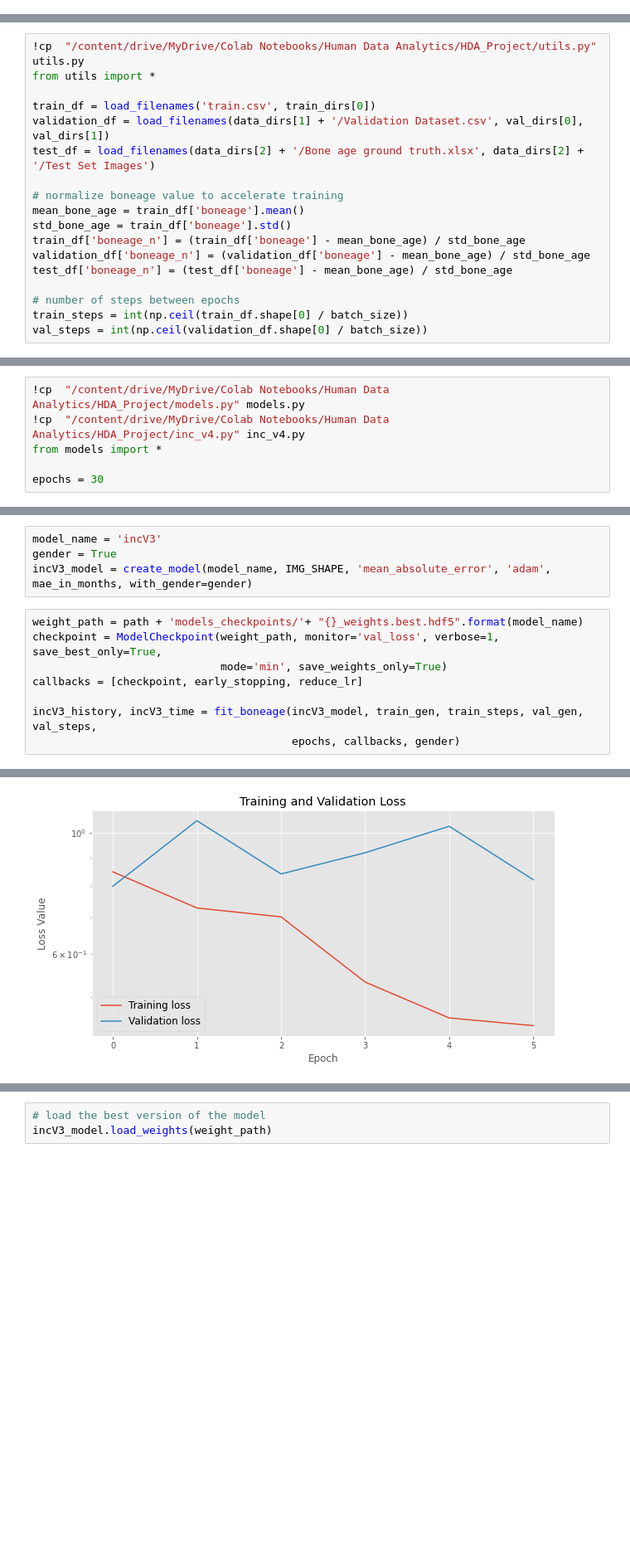
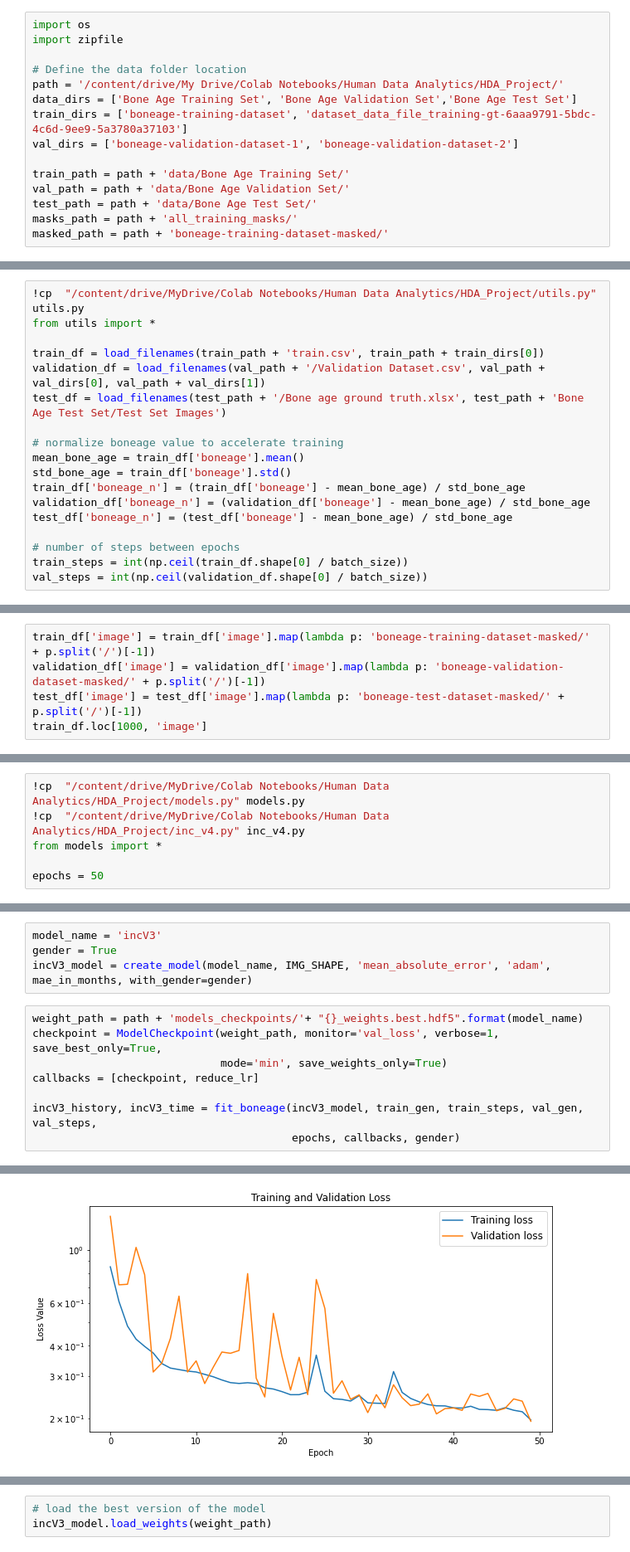
Before and after one commit to tommilotta/BoneAgePrediction, a Jupyter notebook: regression_model.ipynb, the cells around one changed output, grey strips where cells are left out. Shown at 83% size. Saved outputs shown, nothing was run; the diff lists cells and outputs as text; blank space fills up the shorter version.

```diff
--- a/regression_model.ipynb
+++ b/regression_model.ipynb
@@ -48,3 +42,18 @@ print(colors)
 [(0.267004, 0.004874, 0.329415, 1.0), (0.229739, 0.322361, 0.545706, 1.0), (0.127568, 0.566949, 0.550556, 1.0), (0.369214, 0.788888, 0.382914, 1.0)]
 # %% [markdown]
 ## Retrieve datasets
+# %%
+import os
+import zipfile
+
+# Define the data folder location
+path = '/content/drive/My Drive/Colab Notebooks/Human Data Analytics/HDA_Project/'
+data_dirs = ['Bone Age Training Set', 'Bone Age Validation Set','Bone Age Test Set']
+train_dirs = ['boneage-training-dataset', 'dataset_data_file_training-gt-6aaa9791-5bdc-4c6d-9ee9-5a3780a37103']
+val_dirs = ['boneage-validation-dataset-1', 'boneage-validation-dataset-2']
+
+train_path = path + 'data/Bone Age Training Set/'
+val_path = path + 'data/Bone Age Validation Set/'
+test_path = path + 'data/Bone Age Test Set/'
+masks_path = path + 'all_training_masks/'
+masked_path = path + 'boneage-training-dataset-masked/'
@@ -115,9 +130,9 @@ plt.show()
 !cp  "/content/drive/MyDrive/Colab Notebooks/Human Data Analytics/HDA_Project/utils.py" utils.py
 from utils import *
 
-train_df = load_filenames('train.csv', train_dirs[0])
-validation_df = load_filenames(data_dirs[1] + '/Validation Dataset.csv', val_dirs[0], val_dirs[1])
-test_df = load_filenames(data_dirs[2] + '/Bone age ground truth.xlsx', data_dirs[2] + '/Test Set Images')
+train_df = load_filenames(train_path + 'train.csv', train_path + train_dirs[0])
+validation_df = load_filenames(val_path + '/Validation Dataset.csv', val_path + val_dirs[0], val_path + val_dirs[1])
+test_df = load_filenames(test_path + '/Bone age ground truth.xlsx', test_path + 'Bone Age Test Set/Test Set Images')
 
 # normalize boneage value to accelerate training
 mean_bone_age = train_df['boneage'].mean()
@@ -135,0 +202,5 @@ val_steps = int(np.ceil(validation_df.shape[0] / batch_size))
+# %%
+train_df['image'] = train_df['image'].map(lambda p: 'boneage-training-dataset-masked/' + p.split('/')[-1])
+validation_df['image'] = validation_df['image'].map(lambda p: 'boneage-validation-dataset-masked/' + p.split('/')[-1])
+test_df['image'] = test_df['image'].map(lambda p: 'boneage-test-dataset-masked/' + p.split('/')[-1])
+train_df.loc[1000, 'image']
@@ -174,7 +231,7 @@ rm: cannot remove 'models.py': No such file or directory
 !cp  "/content/drive/MyDrive/Colab Notebooks/Human Data Analytics/HDA_Project/inc_v4.py" inc_v4.py
 from models import *
 
-epochs = 30
+epochs = 50
 # %% [markdown]
 We use the mean absolute error as metric, as suggested in the papers
 # %%
@@ -215,7 +289,7 @@ incV3_model = create_model(model_name, IMG_SHAPE, 'mean_absolute_error', 'adam',
 weight_path = path + 'models_checkpoints/'+ "{}_weights.best.hdf5".format(model_name)
 checkpoint = ModelCheckpoint(weight_path, monitor='val_loss', verbose=1, save_best_only=True,
                              mode='min', save_weights_only=True)
-callbacks = [checkpoint, early_stopping, reduce_lr]
+callbacks = [checkpoint, reduce_lr]
 
 incV3_history, incV3_time = fit_boneage(incV3_model, train_gen, train_steps, val_gen, val_steps,
                                         epochs, callbacks, gender)
@@ -240,2 +314,2 @@ Epoch 6: val_loss did not improve from 0.79856
-[figure, old version]
+[figure, new version]
 TRAINING FINISHED
```
Also changed, not shown: parts of 53 cells of this notebook.
